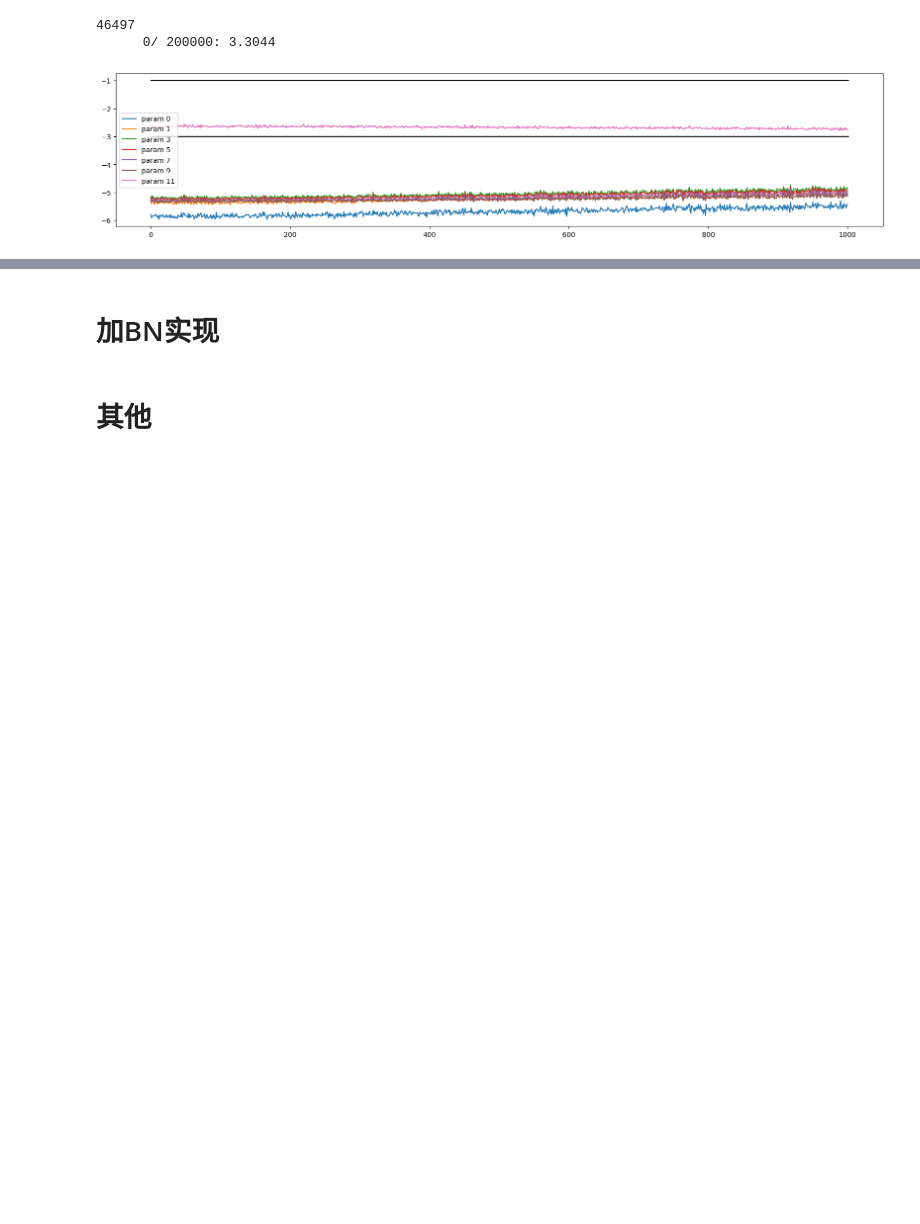
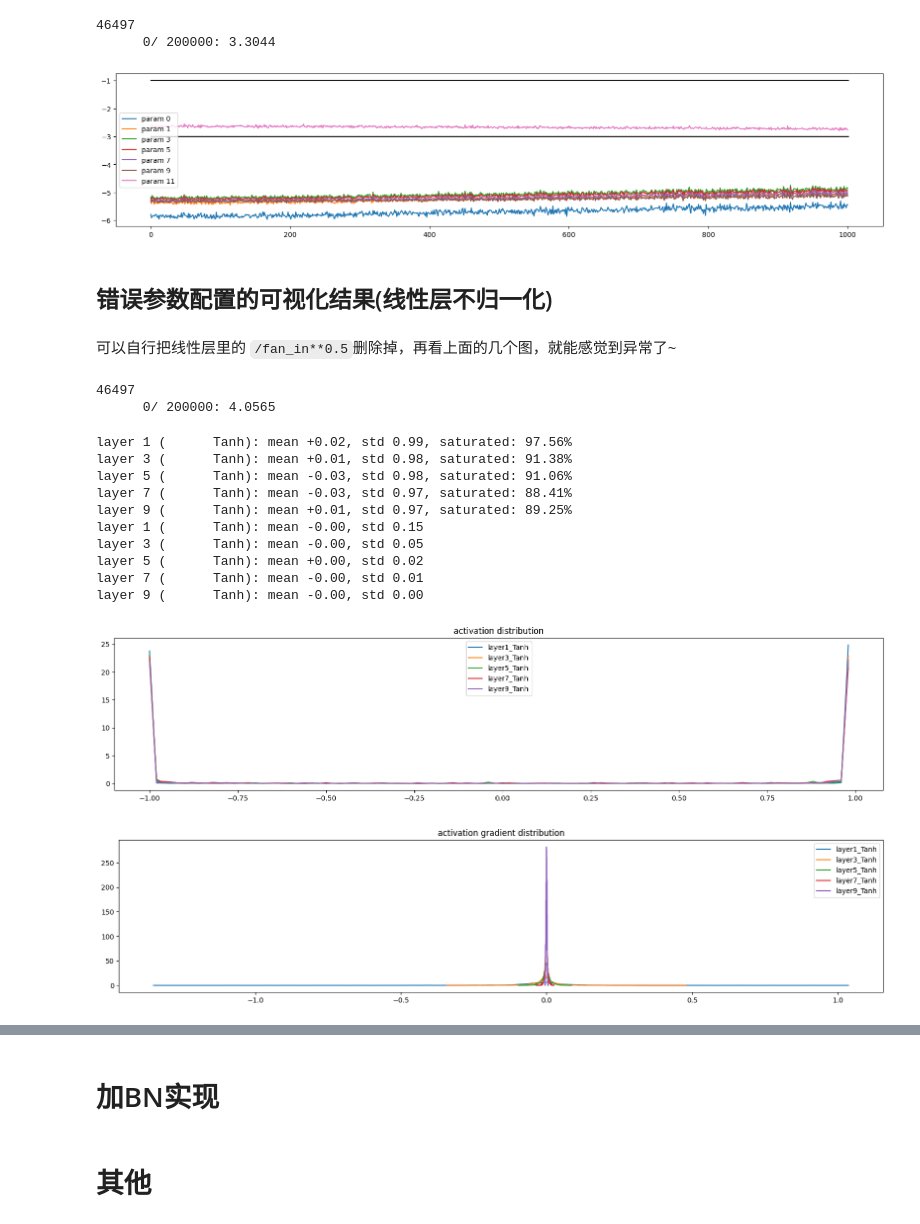
Before and after one commit to CastleDream/learnGPTfromScratch, a Jupyter notebook: code/4_MLP2_demo.ipynb, the cells around one changed output, grey strips where cells are left out. Drawn from its saved outputs; the diff is of its cells as text; code cells hidden in the pictures; blank space fills up the shorter version.

```diff
--- a/code/4_MLP2_demo.ipynb
+++ b/code/4_MLP2_demo.ipynb
@@ -231,7 +231,7 @@ def plot_out_grad(layers, layer_instance = Tanh):
         plt.plot(hx[:-1].detach(), hy.detach())
         legends.append(f'layer{i}_{layer.__class__.__name__}')
     plt.legend(legends);
-    plt.title('activation distribution')
+    plt.title('activation gradient distribution')
 
 def plot_w_grad(parameters):
     plt.figure(figsize=(20, 4)) # width and height of the plot
@@ -621,3 +622,48 @@ plot_update_data_ratio(ud)
 46497
       0/ 200000: 3.3044
 [figure]
+# %% [markdown]
+## 错误参数配置的可视化结果(线性层不归一化)
+# %% [markdown]
+可以自行把线性层里的 `/fan_in**0.5`删除掉，再看上面的几个图，就能感觉到异常了~
+# %%
+class Linear:
+  """https://docs.pytorch.org/docs/2.13/generated/torch.nn.Linear.html
+  """
+  def __init__(self, fan_in, fan_out, bias=True):
+    self.weight = torch.randn((fan_in, fan_out), generator=g)   # / fan_in**0.5
+    self.bias = torch.zeros(fan_out) if bias else None
+
+  def __call__(self, x):
+    self.out = x @ self.weight
+    if self.bias is not None:
+      self.out += self.bias
+    return self.out
+
+  def parameters(self):
+    return [self.weight] + ([] if self.bias is None else [self.bias])
+
+
+layers, parameters, ud = run_with_update(5/3, normal_run=True)
+# %% [output]
+46497
+      0/ 200000: 4.0565
+# %%
+# 激活值分布
+plot_out(layers)
+
+# 激活值梯度分布
+plot_out_grad(layers)
+# %% [output]
+layer 1 (      Tanh): mean +0.02, std 0.99, saturated: 97.56%
+layer 3 (      Tanh): mean +0.01, std 0.98, saturated: 91.38%
+layer 5 (      Tanh): mean -0.03, std 0.98, saturated: 91.06%
+layer 7 (      Tanh): mean -0.03, std 0.97, saturated: 88.41%
+layer 9 (      Tanh): mean +0.01, std 0.97, saturated: 89.25%
+layer 1 (      Tanh): mean -0.00, std 0.15
+layer 3 (      Tanh): mean -0.00, std 0.05
+layer 5 (      Tanh): mean +0.00, std 0.02
+layer 7 (      Tanh): mean -0.00, std 0.01
+layer 9 (      Tanh): mean -0.00, std 0.00
+[figure, added]
+[figure, added]
```
Also changed, not shown: parts of 5 cells of this notebook.
